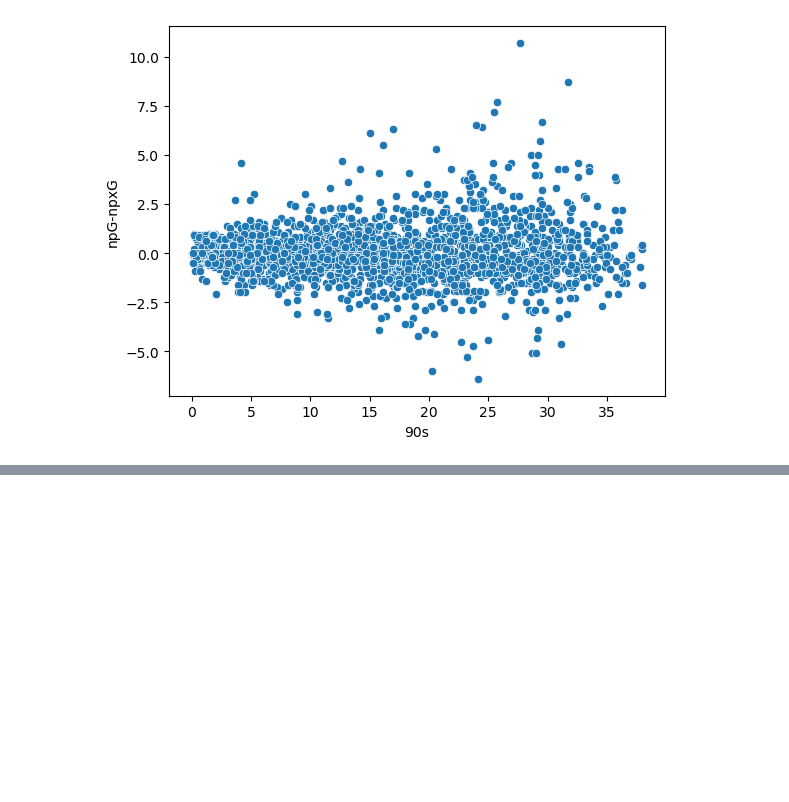
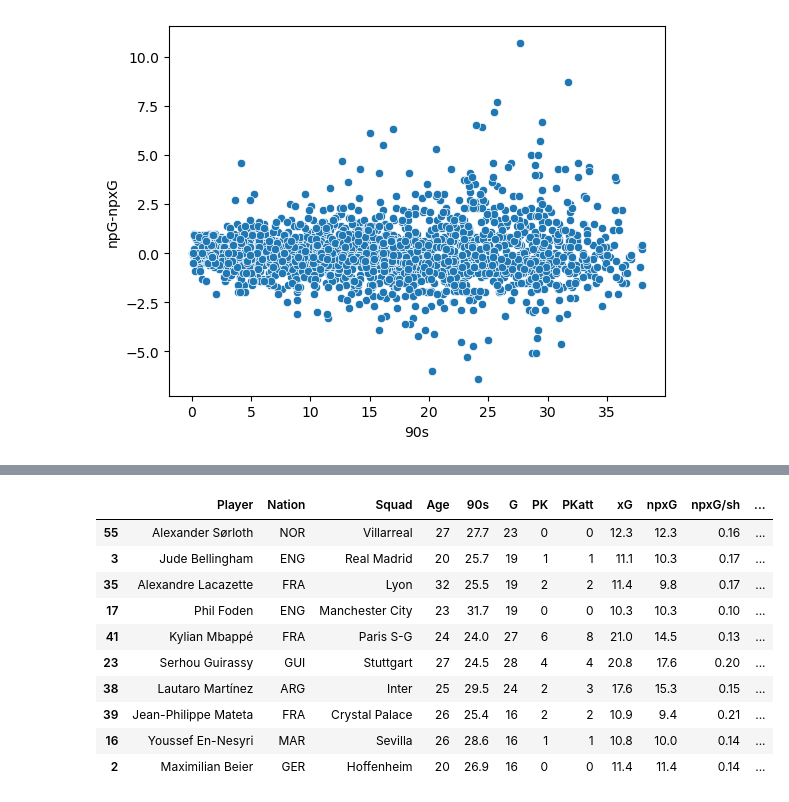
Before and after one commit to gregdorshimer/fbref-scoring, a Jupyter notebook: scoring.ipynb, the cells around one changed output, grey strips where cells are left out. Cells and saved outputs as stored; diff of their text form; code cells hidden in the pictures; blank space fills up the shorter version.

```diff
--- a/scoring.ipynb
+++ b/scoring.ipynb
@@ -301,5 +303,35 @@ mean G increase for PK takers: 2.925
 # %%
 # Selecting from df to get players who meet criteria
-# TODO selection here
+
+# Using a 'join' (merge in python) just to show how it could be done
+# For each filter criterion, create a DF that has been filtered on it
+goals_over_10 = df[df['G'] > 10]
+xG_over_10 = df[df['xG'] > 10]
+nineties_over_15 = df[df['90s'] > 15]
+# Perform inner join to get only players that are present in all the above DFs
+# Note right table is only the 'Player' column so that other columns aren't duplicated in the 'finishers' DF
+finishers = goals_over_10.merge(xG_over_10['Player'], how='inner', on='Player')
+finishers = finishers.merge(nineties_over_15['Player'], how='inner', on='Player')
+# validation of the join:
+# checking for players that violate the filter criteria (resulting filtered DF should be empty):
+finishers[finishers['G'] <= 10]
+finishers[finishers['xG'] <= 10]
+finishers[finishers['90s'] <= 15]
+
+# Results: Top 10 finishers by npG-npxG/90
+finishers.sort_values(by='npG-npxG/90', ascending=False).head(10)
+# See visualization in repo
+# %% [output]
+|  | Player | Nation | Squad | Age | 90s | G | PK | PKatt | xG | npxG | npxG/sh | ... |
+| 55 | Alexander Sørloth | NOR | Villarreal | 27 | 27.7 | 23 | 0 | 0 | 12.3 | 12.3 | 0.16 | ... |
+| 3 | Jude Bellingham | ENG | Real Madrid | 20 | 25.7 | 19 | 1 | 1 | 11.1 | 10.3 | 0.17 | ... |
+| 35 | Alexandre Lacazette | FRA | Lyon | 32 | 25.5 | 19 | 2 | 2 | 11.4 | 9.8 | 0.17 | ... |
+| 17 | Phil Foden | ENG | Manchester City | 23 | 31.7 | 19 | 0 | 0 | 10.3 | 10.3 | 0.10 | ... |
+| 41 | Kylian Mbappé | FRA | Paris S-G | 24 | 24.0 | 27 | 6 | 8 | 21.0 | 14.5 | 0.13 | ... |
+| 23 | Serhou Guirassy | GUI | Stuttgart | 27 | 24.5 | 28 | 4 | 4 | 20.8 | 17.6 | 0.20 | ... |
+| 38 | Lautaro Martínez | ARG | Inter | 25 | 29.5 | 24 | 2 | 3 | 17.6 | 15.3 | 0.15 | ... |
+| 39 | Jean-Philippe Mateta | FRA | Crystal Palace | 26 | 25.4 | 16 | 2 | 2 | 10.9 | 9.4 | 0.21 | ... |
+| 16 | Youssef En-Nesyri | MAR | Sevilla | 26 | 28.6 | 16 | 1 | 1 | 10.8 | 10.0 | 0.14 | ... |
+| 2 | Maximilian Beier | GER | Hoffenheim | 20 | 26.9 | 16 | 0 | 0 | 11.4 | 11.4 | 0.14 | ... |
 # %%
 # Selecting from df to get players that might fit example scouting criteria:
```
Also changed, not shown: parts of 9 cells of this notebook.
